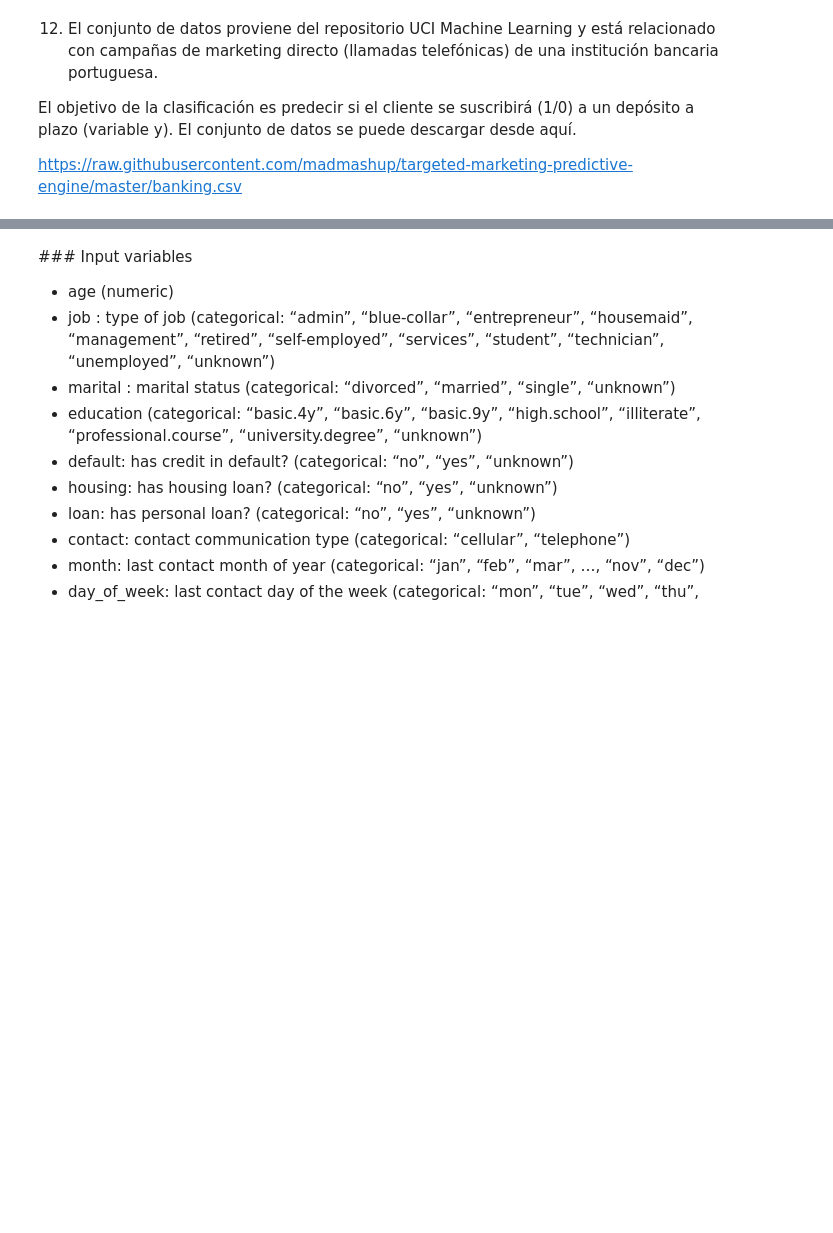
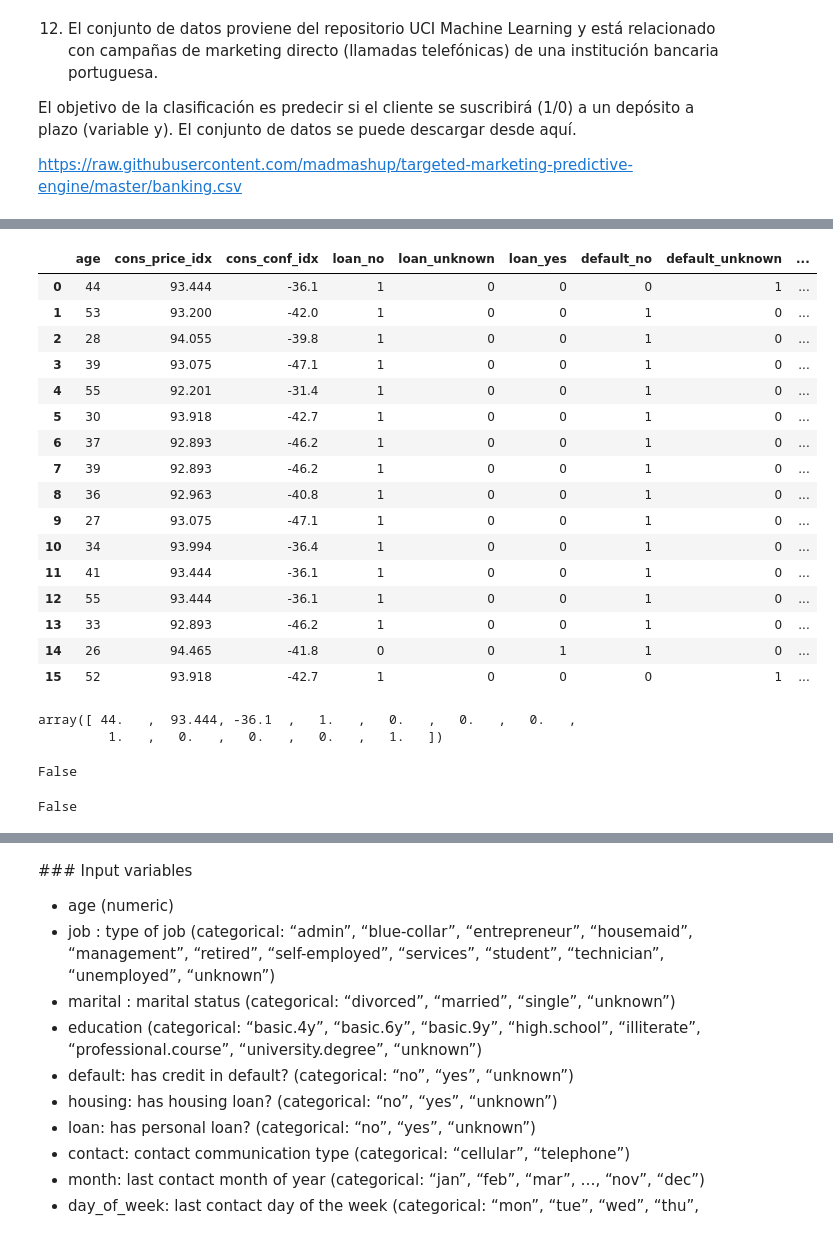
Before and after one commit to isaperez98/Optimizaci-n, a Jupyter notebook: Simulacion2018_B-master-5/Modulo1/Examen Ana Isabel Pérez.ipynb, the cells around one changed output, grey strips where cells are left out. Drawn from its saved outputs; the diff is of its cells as text; code cells hidden in the pictures; blank space fills up the shorter version.

```diff
--- a/Simulacion2018_B-master-5/Modulo1/Examen Ana Isabel Pérez.ipynb
+++ b/Simulacion2018_B-master-5/Modulo1/Examen Ana Isabel Pérez.ipynb
@@ -434,0 +449,5 @@ FileNotFoundError: File b'banking.csv' does not exist
+# %%
+labels = banking.y.values
+features = banking[['age','default','housing','loan','cons_price_idx','cons_conf_idx']]
+labels
+features.head()
@@ -434,0 +470,32 @@ FileNotFoundError: File b'banking.csv' does not exist
+# %%
+features_dummies = pd.get_dummies(features,columns=['loan','default','housing'])
+features_dummies.head(16)
+# %% [output]
+|  | age | cons_price_idx | cons_conf_idx | loan_no | loan_unknown | loan_yes | default_no | default_unknown | ... |
+| 0 | 44 | 93.444 | -36.1 | 1 | 0 | 0 | 0 | 1 | ... |
+| 1 | 53 | 93.200 | -42.0 | 1 | 0 | 0 | 1 | 0 | ... |
+| 2 | 28 | 94.055 | -39.8 | 1 | 0 | 0 | 1 | 0 | ... |
+| 3 | 39 | 93.075 | -47.1 | 1 | 0 | 0 | 1 | 0 | ... |
+| 4 | 55 | 92.201 | -31.4 | 1 | 0 | 0 | 1 | 0 | ... |
+| 5 | 30 | 93.918 | -42.7 | 1 | 0 | 0 | 1 | 0 | ... |
+| 6 | 37 | 92.893 | -46.2 | 1 | 0 | 0 | 1 | 0 | ... |
+| 7 | 39 | 92.893 | -46.2 | 1 | 0 | 0 | 1 | 0 | ... |
+| 8 | 36 | 92.963 | -40.8 | 1 | 0 | 0 | 1 | 0 | ... |
+| 9 | 27 | 93.075 | -47.1 | 1 | 0 | 0 | 1 | 0 | ... |
+| 10 | 34 | 93.994 | -36.4 | 1 | 0 | 0 | 1 | 0 | ... |
+| 11 | 41 | 93.444 | -36.1 | 1 | 0 | 0 | 1 | 0 | ... |
+| 12 | 55 | 93.444 | -36.1 | 1 | 0 | 0 | 1 | 0 | ... |
+| 13 | 33 | 92.893 | -46.2 | 1 | 0 | 0 | 1 | 0 | ... |
+| 14 | 26 | 94.465 | -41.8 | 0 | 0 | 1 | 1 | 0 | ... |
+| 15 | 52 | 93.918 | -42.7 | 1 | 0 | 0 | 0 | 1 | ... |
+# %%
+data = features_dummies.values
+data[0]
+# %% [output]
+array([ 44.   ,  93.444, -36.1  ,   1.   ,   0.   ,   0.   ,   0.   ,
+         1.   ,   0.   ,   0.   ,   0.   ,   1.   ])
+# %%
+import numpy as np
+np.isnan(data).any()
+# %% [output]
+False
@@ -434,0 +513,4 @@ FileNotFoundError: File b'banking.csv' does not exist
+# %%
+np.isnan(data).any()
+# %% [output]
+False
```
Also changed, not shown: parts of 10 cells of this notebook, 4 other files.
